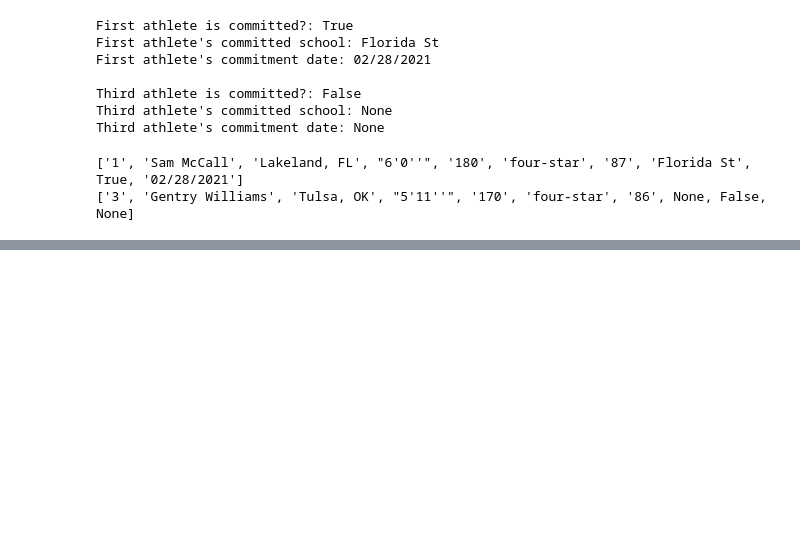
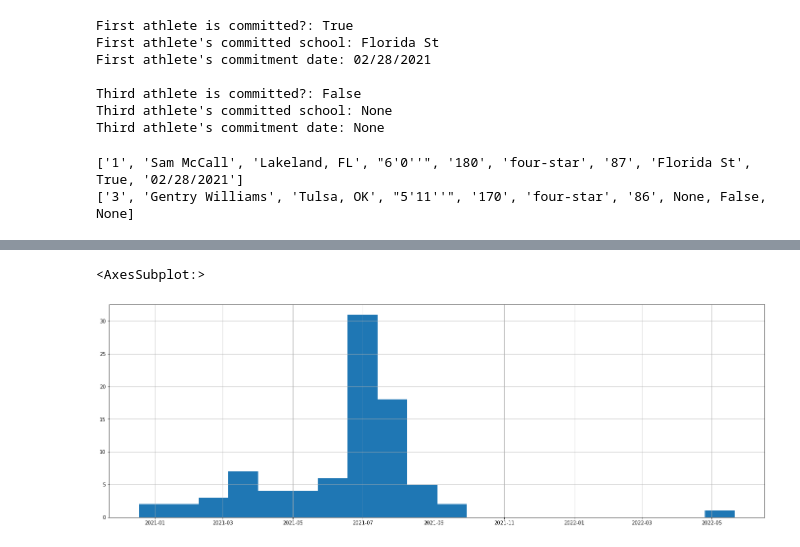
Before and after one commit to LaurenBassett/WebScraper, a Jupyter notebook: main.ipynb, the cells around one changed output, grey strips where cells are left out. Saved outputs shown, nothing was run; the diff lists cells and outputs as text; code cells hidden in the pictures; blank space fills up the shorter version.

```diff
--- a/main.ipynb
+++ b/main.ipynb
@@ -311,0 +331,4 @@ df.head(10)
+# %%
+# Transform commit_date column to commit_month
+recruits22['commit_month'] = pd.DatetimeIndex(recruits22['commit_date']).month
+recruits22.head(10)
@@ -311,0 +411,5 @@ df.head(10)
+# %%
+recruits22['commit_date'].hist(figsize=(24,8), bins = 20)
+# %% [output]
+<AxesSubplot:>
+[figure, added]
```
Also changed, not shown: parts of 12 cells of this notebook, 1 other file.
